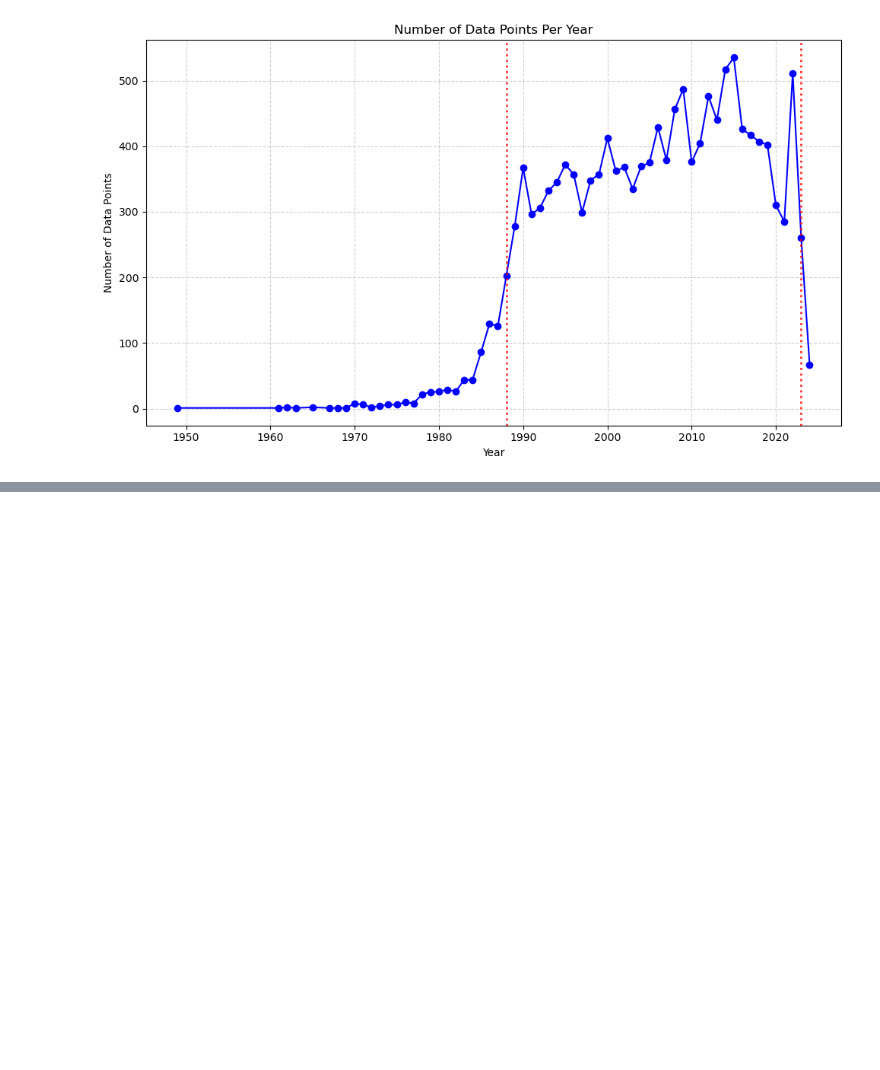
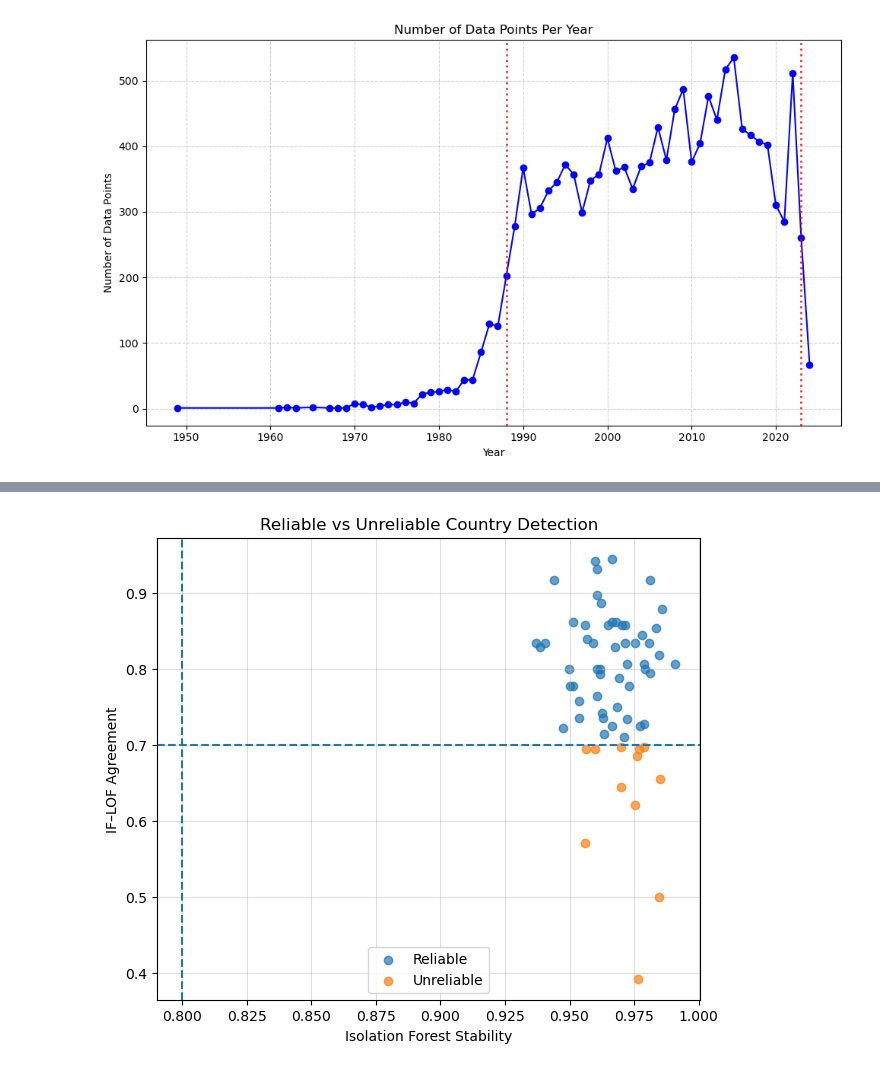
Before and after one commit to jorrit98/IM1002_Machine_Learning_Assignment, a Jupyter notebook: sample.ipynb, the cells around one changed output, grey strips where cells are left out. Saved outputs shown, nothing was run; the diff lists cells and outputs as text; code cells hidden in the pictures; blank space fills up the shorter version.

```diff
--- a/sample.ipynb
+++ b/sample.ipynb
@@ -394,0 +630,31 @@ plt.show()
+# %%
+plt.figure(figsize=(7, 6))
+
+reliable = evaluation_df[~evaluation_df['unreliable']]
+unreliable = evaluation_df[evaluation_df['unreliable']]
+
+plt.scatter(
+    reliable['stability_iforest'],
+    reliable['model_agreement'],
+    label='Reliable',
+    alpha=0.7
+)
+
+plt.scatter(
+    unreliable['stability_iforest'],
+    unreliable['model_agreement'],
+    label='Unreliable',
+    alpha=0.7
+)
+
+plt.axvline(RELIABILITY_THRESHOLDS['min_stability'], linestyle='--')
+plt.axhline(RELIABILITY_THRESHOLDS['min_agreement'], linestyle='--')
+
+plt.xlabel('Isolation Forest Stability')
+plt.ylabel('IF–LOF Agreement')
+plt.legend()
+plt.grid(alpha=0.4)
+plt.title('Reliable vs Unreliable Country Detection')
+plt.show()
+# %% [output]
+[figure, added]
```
Also changed, not shown: parts of 12 cells of this notebook.
